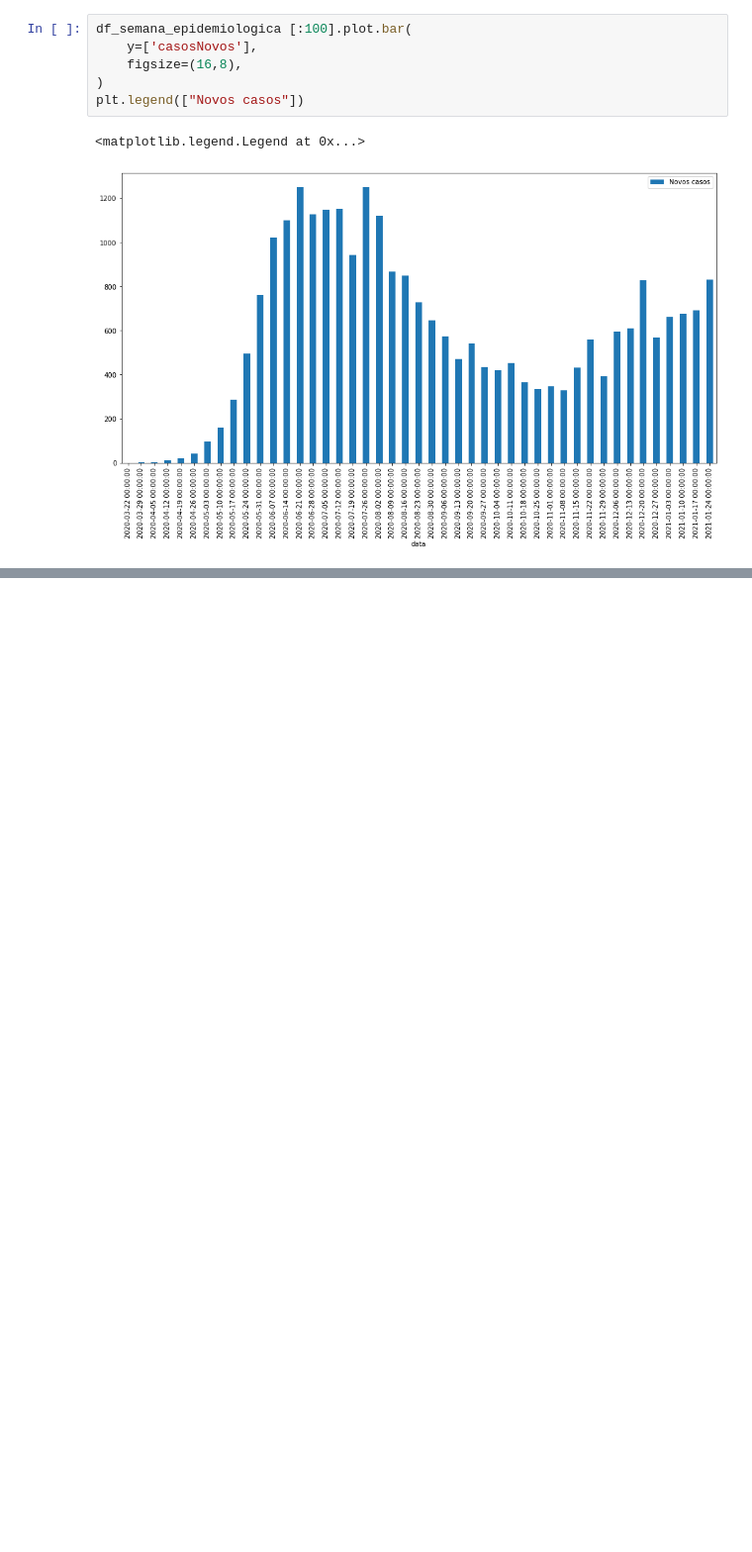
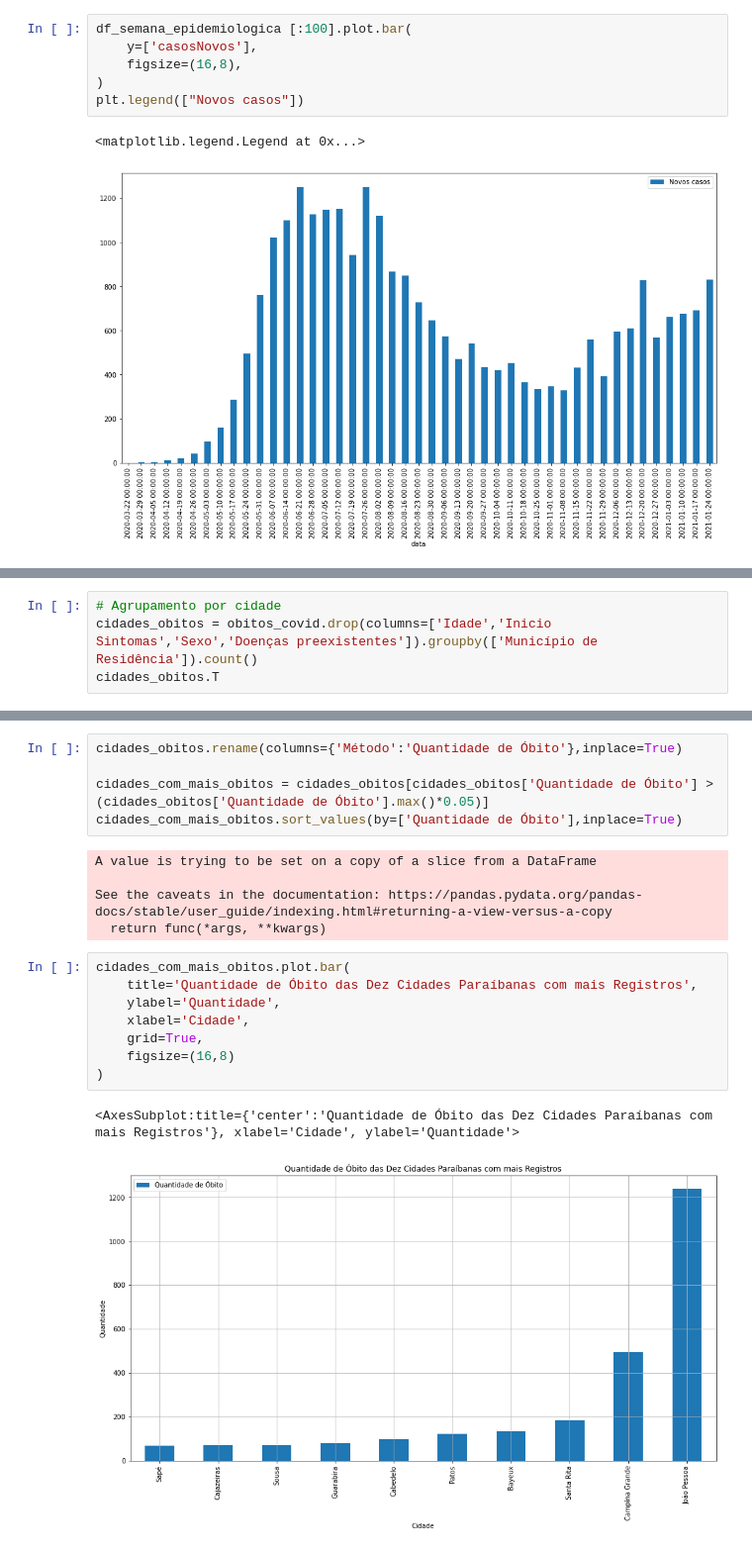
Before and after one commit to PETEletricaUFPB/intro_a_manipulacao_de_dados_com_python, a Jupyter notebook: notebooks/Aula 12- Manipulando dados da covid-19.ipynb, the cells around one changed output, grey strips where cells are left out. Shown: that part at 99% size. Drawn from its saved outputs; the diff is of its cells as text; blank space fills up the shorter version.

```diff
--- a/notebooks/Aula 12- Manipulando dados da covid-19.ipynb
+++ b/notebooks/Aula 12- Manipulando dados da covid-19.ipynb
@@ -146,0 +191,4 @@ plt.legend(["Novos casos"])
+# %%
+# Agrupamento por cidade
+cidades_obitos = obitos_covid.drop(columns=['Idade','Inicio Sintomas','Sexo','Doenças preexistentes']).groupby(['Município de Residência']).count()
+cidades_obitos.T
@@ -146,0 +199,21 @@ plt.legend(["Novos casos"])
+# %%
+cidades_obitos.rename(columns={'Método':'Quantidade de Óbito'},inplace=True)
+
+cidades_com_mais_obitos = cidades_obitos[cidades_obitos['Quantidade de Óbito'] > (cidades_obitos['Quantidade de Óbito'].max()*0.05)]
+cidades_com_mais_obitos.sort_values(by=['Quantidade de Óbito'],inplace=True)
+# %% [output]
+A value is trying to be set on a copy of a slice from a DataFrame
+
+See the caveats in the documentation: https://pandas.pydata.org/pandas-docs/stable/user_guide/indexing.html#returning-a-view-versus-a-copy
+  return func(*args, **kwargs)
+# %%
+cidades_com_mais_obitos.plot.bar(
+    title='Quantidade de Óbito das Dez Cidades Paraíbanas com mais Registros',
+    ylabel='Quantidade',
+    xlabel='Cidade',
+    grid=True,
+    figsize=(16,8)
+)
+# %% [output]
+<AxesSubplot:title={'center':'Quantidade de Óbito das Dez Cidades Paraíbanas com mais Registros'}, xlabel='Cidade', ylabel='Quantidade'>
+[figure, added]
```
Also changed, not shown: parts of 24 cells of this notebook.
